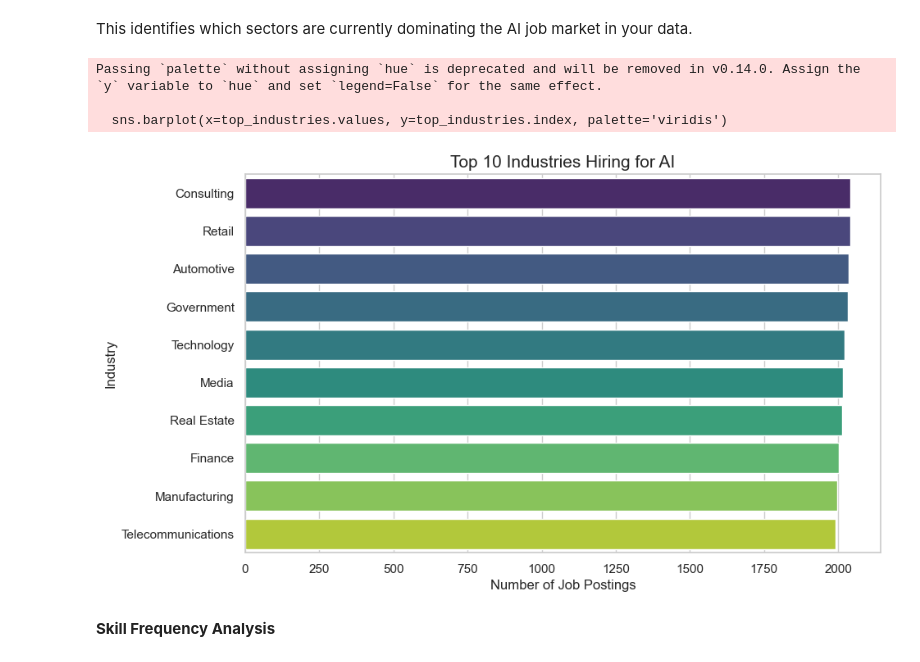
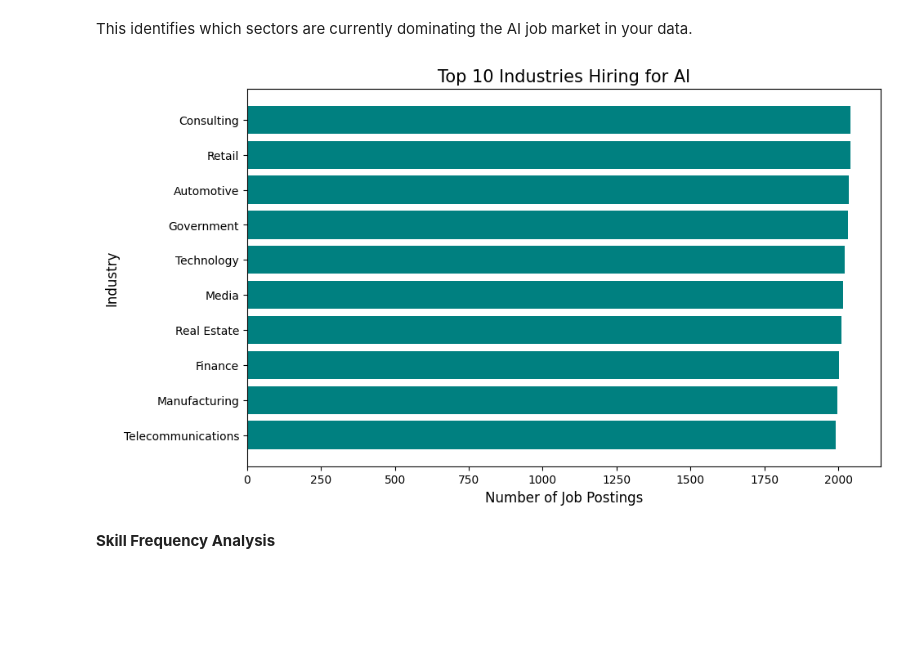
Before and after one commit to Atieng/Global-AI-Job-Market-Intelligence-Report, a Jupyter notebook: index.ipynb, the cells around one changed output. Drawn from its saved outputs; the diff is of its cells as text; code cells hidden in the pictures; blank space fills up the shorter version.

```diff
--- a/index.ipynb
+++ b/index.ipynb
@@ -379,20 +374,22 @@ Passing `palette` without assigning `hue` is deprecated and will be removed in v
 **Top Industries Hiring for AI**
 # %% [markdown]
 This identifies which sectors are currently dominating the AI job market in your data.
-# %%
-plt.figure(figsize=(10, 6))
-top_industries = df['industry'].value_counts().head(10)
-=
-sns.barplot(x=top_industries.values, y=top_industries.index, palette='viridis')
-plt.title('Top 10 Industries Hiring for AI', fontsize=15)
-plt.xlabel('Number of Job Postings', fontsize=12)
-plt.ylabel('Industry', fontsize=12)
-plt.show()
-# %% [output]
-Passing `palette` without assigning `hue` is deprecated and will be removed in v0.14.0. Assign the `y` variable to `hue` and set `legend=False` for the same effect.
-
-  sns.barplot(x=top_industries.values, y=top_industries.index, palette='viridis')
-[figure, removed]
+# %%
+
+plt.figure(figsize=(10, 6))
+
+top_industries = df['industry'].value_counts().head(10)
+
+plt.barh(top_industries.index, top_industries.values, color='teal')
+
+plt.title('Top 10 Industries Hiring for AI', fontsize=15)
+plt.xlabel('Number of Job Postings', fontsize=12)
+plt.ylabel('Industry', fontsize=12)
+
+plt.gca().invert_yaxis()  # puts highest value at the top
+plt.show()
+# %% [output]
+[figure, added]
 # %% [markdown]
 **Skill Frequency Analysis**
 # %% [markdown]
```
Also changed, not shown: parts of 4 cells of this notebook, 1 other file.
